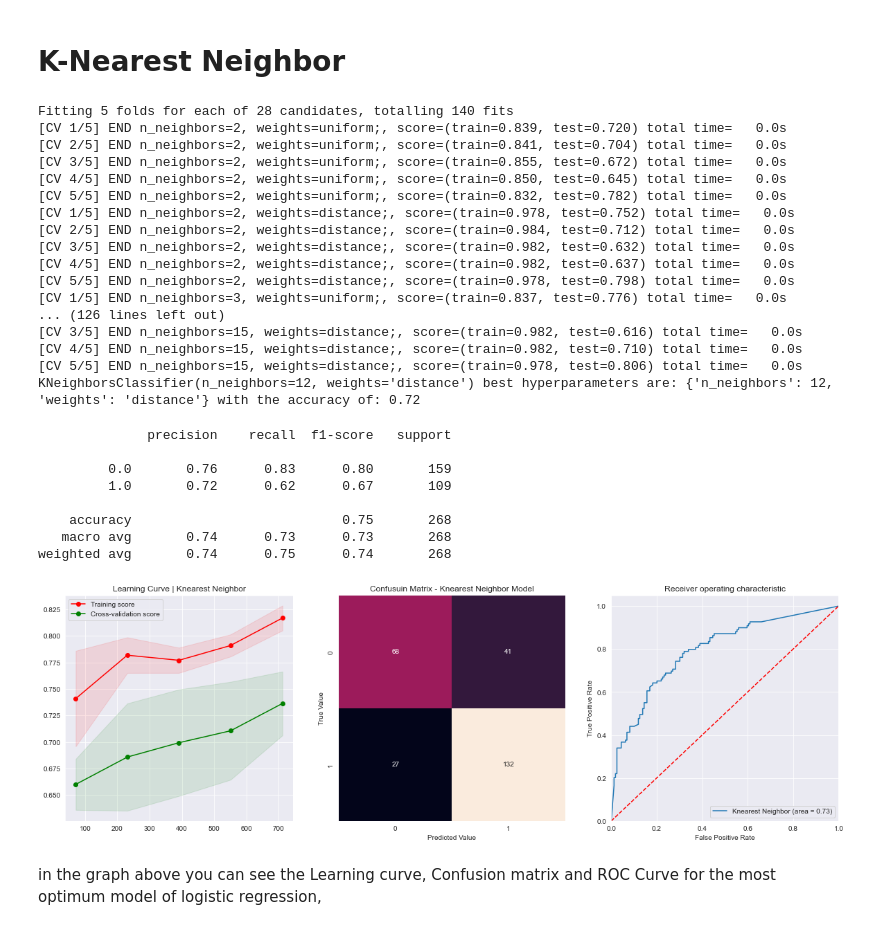
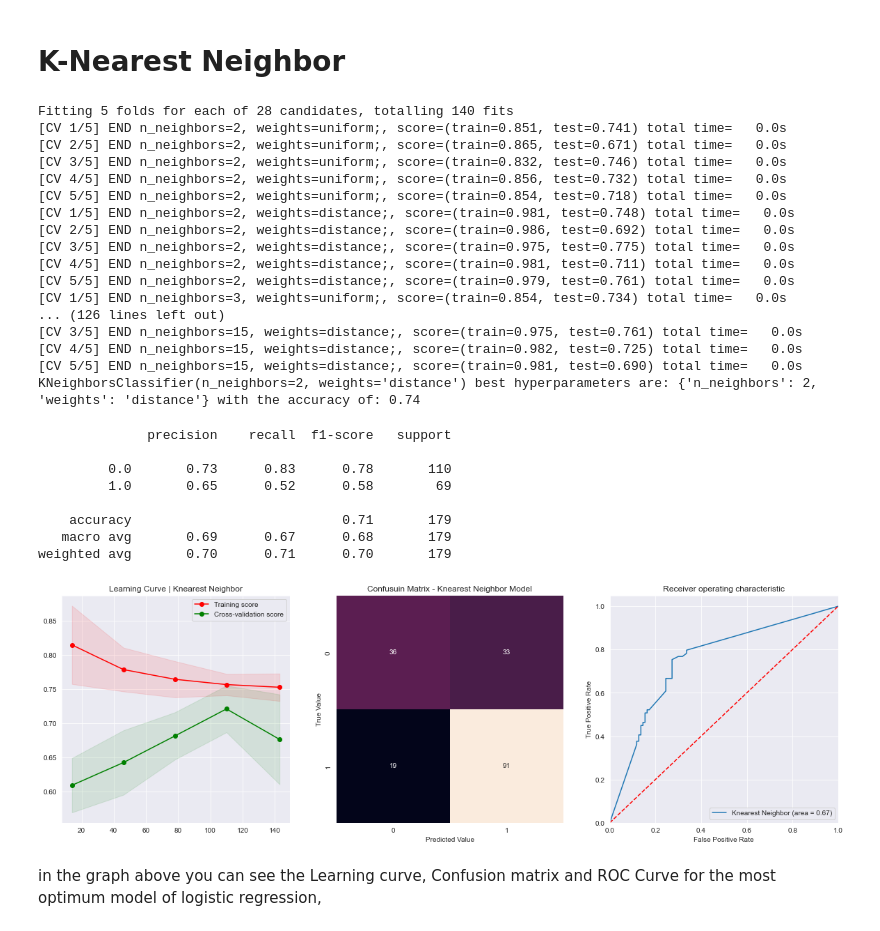
Before and after one commit to SimplyRamin/Titanic-Kaggle, a Jupyter notebook: Model - Ramin F v1.0.ipynb, the cells around one changed output. Drawn from its saved outputs; the diff is of its cells as text; code cells hidden in the pictures.

```diff
--- a/Model - Ramin F v1.0.ipynb
+++ b/Model - Ramin F v1.0.ipynb
@@ -143,7 +169,8 @@ print(f'independent variables matrix shape: {X.shape}')
 dependent variable matrix shape: (891,)
 independent variables matrix shape: (891, 12)
 # %%
-X_train,X_valid,y_train,y_valid=train_test_split(X,Y,test_size=0.2)
+X_train,X_valid,y_train,y_valid=train_test_split(X,Y,test_size=0.2, stratify=Y)
+X_train_cat,X_valid_cat,y_train_cat,y_valid_cat=train_test_split(X_cat,Y,test_size=0.2, stratify=Y)
 # %% [markdown]
 # PCA for Demonstrating datapoints in 2-Dimension
 # %%
@@ -261,25 +288,25 @@ grid.fit(X_train,y_train)
 print(f'{grid.best_estimator_} best hyperparameters are: {grid.best_params_} with the accuracy of: {grid.best_score_:.2f}')
 # %% [output]
 Fitting 5 folds for each of 28 candidates, totalling 140 fits
-[CV 1/5] END n_neighbors=2, weights=uniform;, score=(train=0.839, test=0.720) total time=   0.0s
-[CV 2/5] END n_neighbors=2, weights=uniform;, score=(train=0.841, test=0.704) total time=   0.0s
-[CV 3/5] END n_neighbors=2, weights=uniform;, score=(train=0.855, test=0.672) total time=   0.0s
-[CV 4/5] END n_neighbors=2, weights=uniform;, score=(train=0.850, test=0.645) total time=   0.0s
-[CV 5/5] END n_neighbors=2, weights=uniform;, score=(train=0.832, test=0.782) total time=   0.0s
-[CV 1/5] END n_neighbors=2, weights=distance;, score=(train=0.978, test=0.752) total time=   0.0s
-[CV 2/5] END n_neighbors=2, weights=distance;, score=(train=0.984, test=0.712) total time=   0.0s
-[CV 3/5] END n_neighbors=2, weights=distance;, score=(train=0.982, test=0.632) total time=   0.0s
-[CV 4/5] END n_neighbors=2, weights=distance;, score=(train=0.982, test=0.637) total time=   0.0s
-[CV 5/5] END n_neighbors=2, weights=distance;, score=(train=0.978, test=0.798) total time=   0.0s
-[CV 1/5] END n_neighbors=3, weights=uniform;, score=(train=0.837, test=0.776) total time=   0.0s
+[CV 1/5] END n_neighbors=2, weights=uniform;, score=(train=0.851, test=0.741) total time=   0.0s
+[CV 2/5] END n_neighbors=2, weights=uniform;, score=(train=0.865, test=0.671) total time=   0.0s
+[CV 3/5] END n_neighbors=2, weights=uniform;, score=(train=0.832, test=0.746) total time=   0.0s
+[CV 4/5] END n_neighbors=2, weights=uniform;, score=(train=0.856, test=0.732) total time=   0.0s
+[CV 5/5] END n_neighbors=2, weights=uniform;, score=(train=0.854, test=0.718) total time=   0.0s
+[CV 1/5] END n_neighbors=2, weights=distance;, score=(train=0.981, test=0.748) total time=   0.0s
+[CV 2/5] END n_neighbors=2, weights=distance;, score=(train=0.986, test=0.692) total time=   0.0s
+[CV 3/5] END n_neighbors=2, weights=distance;, score=(train=0.975, test=0.775) total time=   0.0s
+[CV 4/5] END n_neighbors=2, weights=distance;, score=(train=0.981, test=0.711) total time=   0.0s
+[CV 5/5] END n_neighbors=2, weights=distance;, score=(train=0.979, test=0.761) total time=   0.0s
+[CV 1/5] END n_neighbors=3, weights=uniform;, score=(train=0.854, test=0.734) total time=   0.0s
 ... (126 lines left out)
-[CV 3/5] END n_neighbors=15, weights=distance;, score=(train=0.982, test=0.616) total time=   0.0s
-[CV 4/5] END n_neighbors=15, weights=distance;, score=(train=0.982, test=0.710) total time=   0.0s
-[CV 5/5] END n_neighbors=15, weights=distance;, score=(train=0.978, test=0.806) total time=   0.0s
-KNeighborsClassifier(n_neighbors=12, weights='distance') best hyperparameters are: {'n_neighbors': 12, 'weights': 'distance'} with the accuracy of: 0.72
+[CV 3/5] END n_neighbors=15, weights=distance;, score=(train=0.975, test=0.761) total time=   0.0s
+[CV 4/5] END n_neighbors=15, weights=distance;, score=(train=0.982, test=0.725) total time=   0.0s
+[CV 5/5] END n_neighbors=15, weights=distance;, score=(train=0.981, test=0.690) total time=   0.0s
+KNeighborsClassifier(n_neighbors=2, weights='distance') best hyperparameters are: {'n_neighbors': 2, 'weights': 'distance'} with the accuracy of: 0.74
 # %%
 fig, axes = plt.subplots(1, 3, figsize=(20,6))
-train_sizes, train_scores, test_scores, = learning_curve(KNeighborsClassifier(), X, Y, train_sizes=np.linspace(.1, 1, 5))
+train_sizes, train_scores, test_scores, = learning_curve(KNeighborsClassifier(), X_valid, y_valid, train_sizes=np.linspace(.1, 1, 5))
 train_scores_mean = np.mean(train_scores, axis=1)
 train_scores_std = np.std(train_scores, axis=1)
 test_scores_mean = np.mean(test_scores, axis=1)
@@ -294,39 +321,39 @@ axes[0].fill_between(train_sizes, train_scores_mean - train_scores_std,
                     train_scores_mean + train_scores_std, alpha=0.1, color="r")
 axes[0].fill_between(train_sizes, test_scores_mean - test_scores_std,
                     test_scores_mean + test_scores_std, alpha=0.1, color="g")
 axes[0].plot(train_sizes, train_scores_mean, 'o-', color="r", label="Training score")
 axes[0].plot(train_sizes, test_scores_mean, 'o-', color="g", label="Cross-validation score")
 axes[0].legend(loc="best")
 axes[0].set_title('Learning Curve | Knearest Neighbor')
 
 cnf_matrix = confusion_matrix(y_valid, y_pred, labels=[1,0])
 sns.heatmap(cnf_matrix, square=True, annot=True, cbar=False, fmt='g', ax=axes[1])
 axes[1].set_xlabel('Predicted Value')
 axes[1].set_ylabel('True Value')
 axes[1].set_title('Confusuin Matrix - Knearest Neighbor Model')
 
 logit_roc_auc = roc_auc_score(y_valid, grid.predict(X_valid))
 fpr, tpr, thresholds = roc_curve(y_valid, grid.predict_proba(X_valid)[:,1], pos_label=1)
 axes[2].plot(fpr, tpr, label='Knearest Neighbor (area = %0.2f)' % logit_roc_auc)
 axes[2].plot([0, 1], [0, 1],'r--')
 axes[2].set_xlim([0.0, 1.0])
 axes[2].set_ylim([0.0, 1.05])
 axes[2].set_xlabel('False Positive Rate')
 axes[2].set_ylabel('True Positive Rate')
 axes[2].set_title('Receiver operating characteristic')
 axes[2].legend(loc="lower right")
 
 plt.show()
 # %% [output]
               precision    recall  f1-score   support
 
-         0.0       0.76      0.83      0.80       159
-         1.0       0.72      0.62      0.67       109
+         0.0       0.73      0.83      0.78       110
+         1.0       0.65      0.52      0.58        69
 
-    accuracy                           0.75       268
-   macro avg       0.74      0.73      0.73       268
-weighted avg       0.74      0.75      0.74       268
+    accuracy                           0.71       179
+   macro avg       0.69      0.67      0.68       179
+weighted avg       0.70      0.71      0.70       179
-[figure, old version]
+[figure, new version]
 # %% [markdown]
 in the graph above you can see the Learning curve, Confusion matrix and ROC Curve for the most optimum model of logistic regression,
 # %% [markdown]
```
Also changed, not shown: parts of 27 cells of this notebook, 9 other files.
